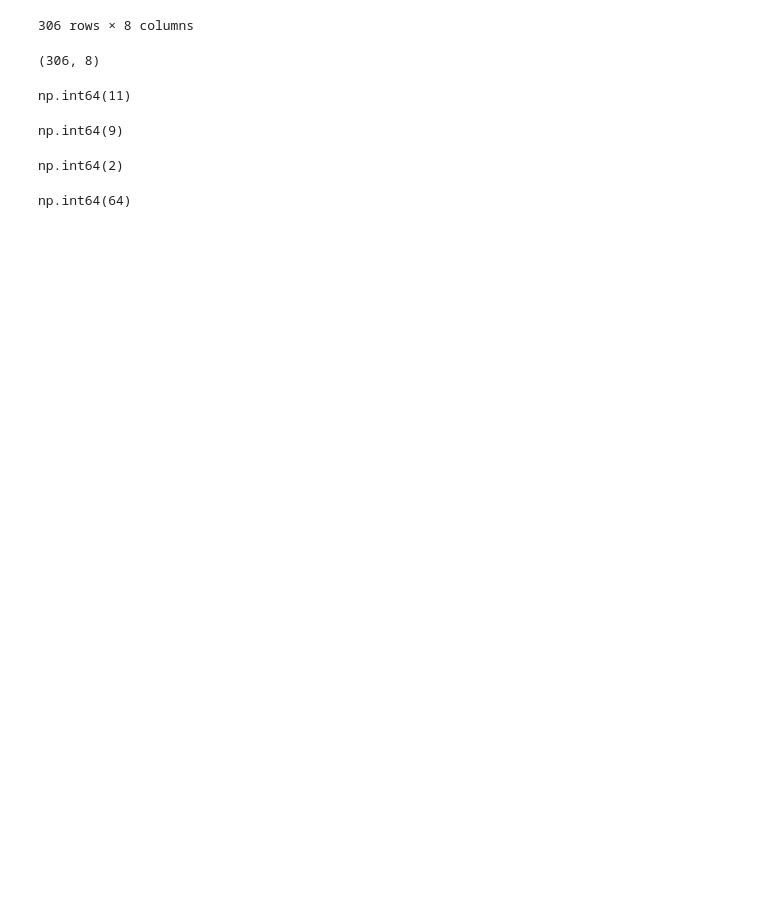
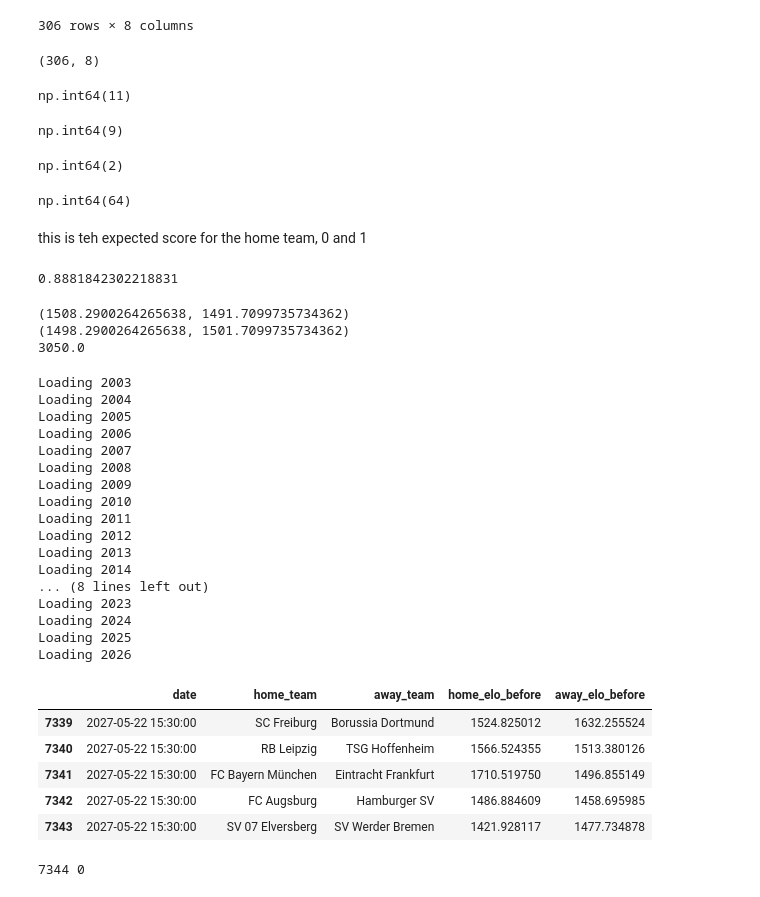
Before and after one commit to biancacchino/bvb-title-predictor, a Jupyter notebook: notebooks/exploration.ipynb, the cells around one changed output. Cells and saved outputs as stored; diff of their text form; code cells hidden in the pictures; blank space fills up the shorter version.

```diff
--- a/notebooks/exploration.ipynb
+++ b/notebooks/exploration.ipynb
@@ -154,3 +152,15 @@ bvb_points_2020 = ((home_wins + away_wins) * 3) + draws
 bvb_points_2020
 # %% [output]
 np.int64(64)
+# %% [markdown]
+this is teh expected score for the home team, 0 and 1
+# %%
+HOME_ADV = 60 # home advantage in ELO
+def expected_score(r_home, r_away):
+    return  1 / (1+10 ** ((r_away - r_home - HOME_ADV) / 400))
+
+expected_score(1500, 1500) # 0.585 equal but home advantage
+expected_score(1500, 1560) # 0.57
+expected_score(1700, 1400) # 0.8 high strong home team
+# %% [output]
+0.8881842302218831
@@ -156,0 +188,42 @@ np.int64(64)
+# %%
+print(update(1500, 1500, 2, 0))       # about (1508.3, 1491.7)
+print(update(1500, 1500, 0, 0))       # about (1498.3, 1501.7)
+print(sum(update(1600, 1450, 1, 3)))  # 3050.0
+# %% [output]
+(1508.2900264265638, 1491.7099735734362)
+(1498.2900264265638, 1501.7099735734362)
+3050.0
+# %%
+from src.features import add_elo, LEAGUE_AVERAGE
+from src.data import load_all
+
+matches = add_elo(load_all())
+matches[['date', 'home_team', 'away_team', 'home_elo_before', 'away_elo_before']].tail()
+# %% [output]
+Loading 2003
+Loading 2004
+Loading 2005
+Loading 2006
+Loading 2007
+Loading 2008
+Loading 2009
+Loading 2010
+Loading 2011
+Loading 2012
+Loading 2013
+Loading 2014
+... (8 lines left out)
+Loading 2023
+Loading 2024
+Loading 2025
+Loading 2026
+|  | date | home_team | away_team | home_elo_before | away_elo_before |
+| 7339 | 2027-05-22 15:30:00 | SC Freiburg | Borussia Dortmund | 1524.825012 | 1632.255524 |
+| 7340 | 2027-05-22 15:30:00 | RB Leipzig | TSG Hoffenheim | 1566.524355 | 1513.380126 |
+| 7341 | 2027-05-22 15:30:00 | FC Bayern München | Eintracht Frankfurt | 1710.519750 | 1496.855149 |
+| 7342 | 2027-05-22 15:30:00 | FC Augsburg | Hamburger SV | 1486.884609 | 1458.695985 |
+| 7343 | 2027-05-22 15:30:00 | SV 07 Elversberg | SV Werder Bremen | 1421.928117 | 1477.734878 |
+# %%
+print(len(matches), matches['home_elo_before'].isna().sum())
+# %% [output]
+7344 0
```
Also changed, not shown: parts of 7 cells of this notebook, 4 other files.
